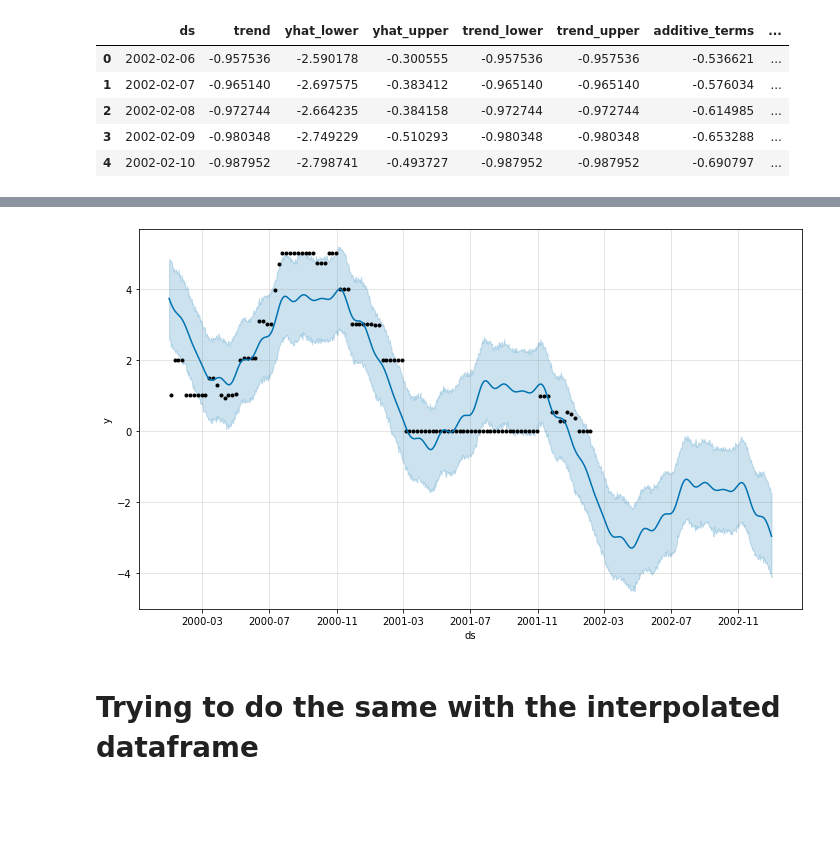
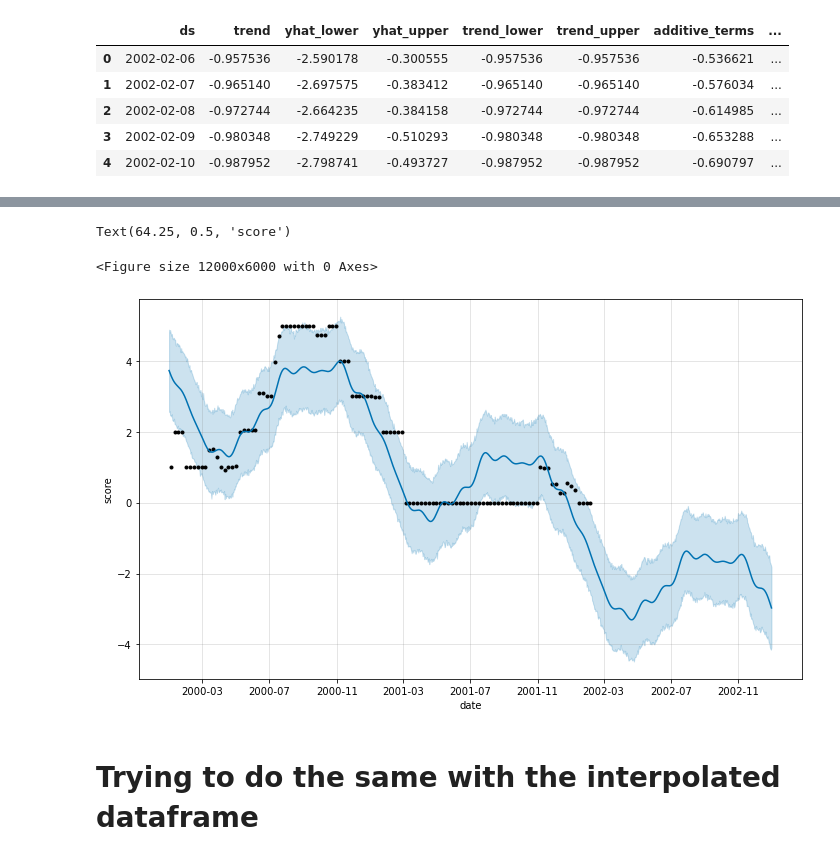
Before and after one commit to TechLabs-Aachen-e-V/SoSe-21-Team-10_Main, a Jupyter notebook: notebooks/5.0-os-Prophet-model.ipynb, the cells around one changed output, grey strips where cells are left out. Cells and saved outputs as stored; diff of their text form; code cells hidden in the pictures; blank space fills up the shorter version.

```diff
--- a/notebooks/5.0-os-Prophet-model.ipynb
+++ b/notebooks/5.0-os-Prophet-model.ipynb
@@ -7,5 +9,5 @@ from pathlib import Path
 # %%
-path_1 = Path('/Users/oleseifert/Documents/Techlabs/SoSe-21-Team-10_Main/data/raw')
+path_1 = Path('/Users/ole/Documents/Techlabs/SoSe-21-Team-10_Main/data/raw')
 df = pd.read_csv(path_1.joinpath('2000-2002.csv'), parse_dates=True)
 # %%
 df.head()
@@ -90,10 +109,16 @@ INFO:prophet:Disabling daily seasonality. Run prophet with daily_seasonality=Tru
 future3 = model3.make_future_dataframe(periods=329)
 # %%
 forecast3 = model3.predict(future3)
-# %%
-fig1 = model3.plot(forecast3)
-# %% [output]
-[figure, removed]
+# %%
+plt.figure(figsize=(10,5), dpi=1200)
+fig1 = model3.plot(forecast3)
+plt.xlabel('date')
+plt.ylabel('score')
+#plt.savefig('Prophet.png')
+# %% [output]
+Text(64.25, 0.5, 'score')
+<Figure size 12000x6000 with 0 Axes>
+[figure, added]
 # %% [markdown]
 # Trying to do the same with the interpolated dataframe
 # %%
```
Also changed, not shown: parts of 5 cells of this notebook, 4 other files.
